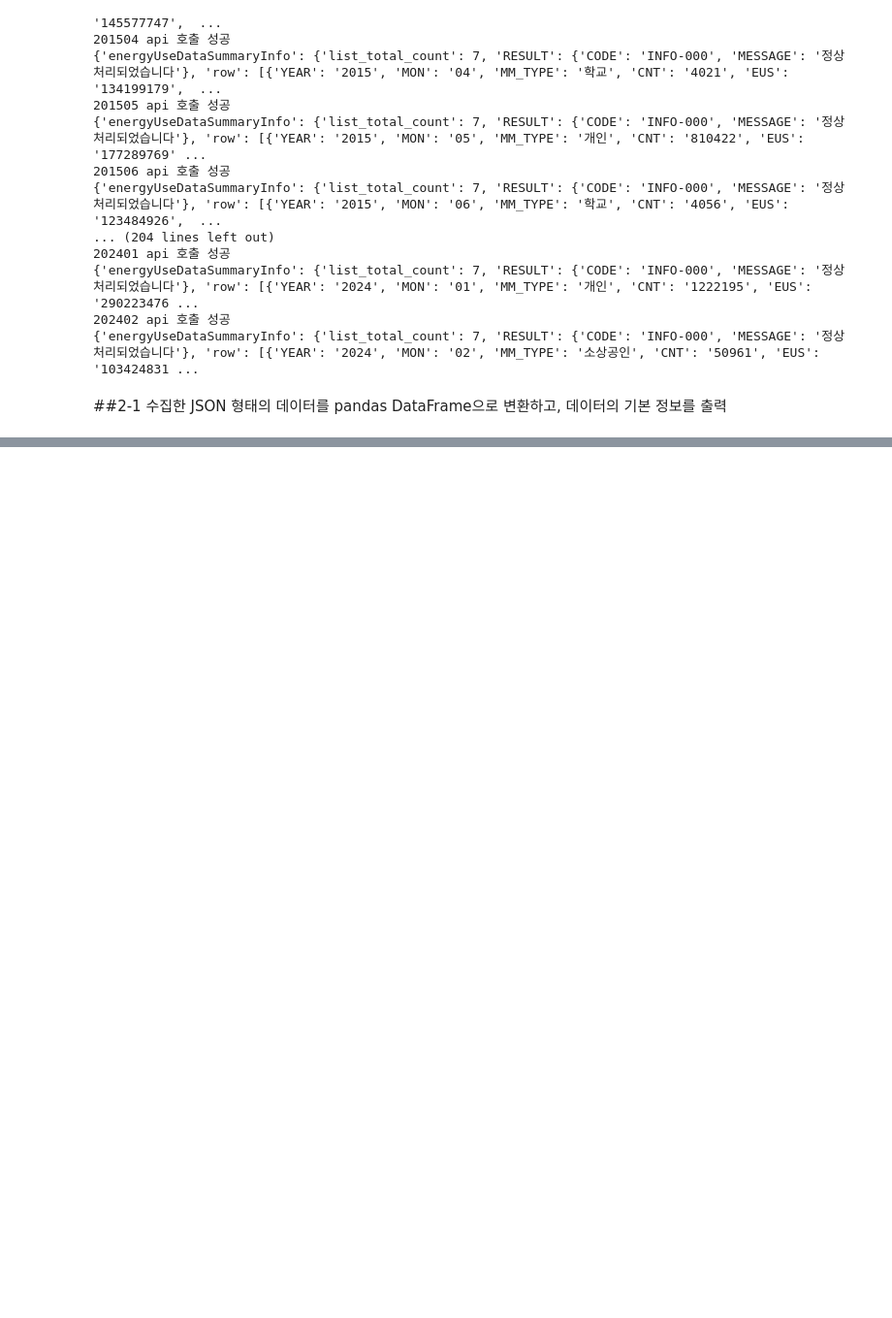
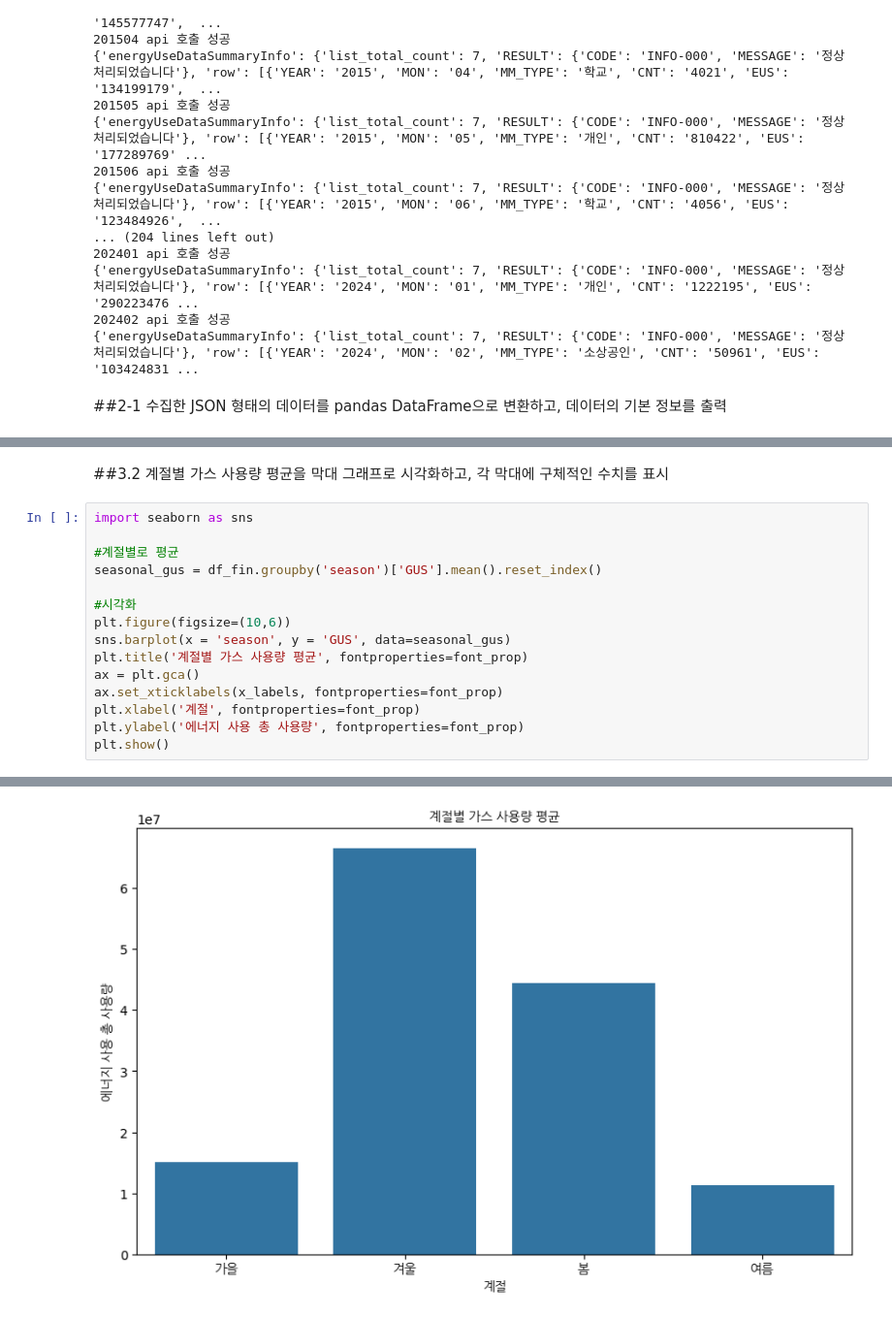
Before and after one commit to geelmens/Data-Analysis-with-Open-Source, a Jupyter notebook: 오픈소스_데이터_분석_4강.ipynb, the cells around one changed output, grey strips where cells are left out. Shown at 97% size. Cells and saved outputs as stored; diff of their text form; blank space fills up the shorter version.

```diff
--- a/오픈소스_데이터_분석_4강.ipynb
+++ b/오픈소스_데이터_분석_4강.ipynb
@@ -301,0 +359,19 @@ print(df_all)
+# %% [markdown]
+##3.2
+계절별 가스 사용량 평균을 막대 그래프로 시각화하고, 각 막대에 구체적인 수치를 표시
+# %%
+import seaborn as sns
+
+#계절별로 평균
+seasonal_gus = df_fin.groupby('season')['GUS'].mean().reset_index()
+
+#시각화
+plt.figure(figsize=(10,6))
+sns.barplot(x = 'season', y = 'GUS', data=seasonal_gus)
+plt.title('계절별 가스 사용량 평균', fontproperties=font_prop)
+ax = plt.gca()
+ax.set_xticklabels(x_labels, fontproperties=font_prop)
+plt.xlabel('계절', fontproperties=font_prop)
+plt.ylabel('에너지 사용 총 사용량', fontproperties=font_prop)
+plt.show()
+# %% [output]
@@ -301,0 +395 @@ print(df_all)
+[figure, added]
```
Also changed, not shown: parts of 15 cells of this notebook.
